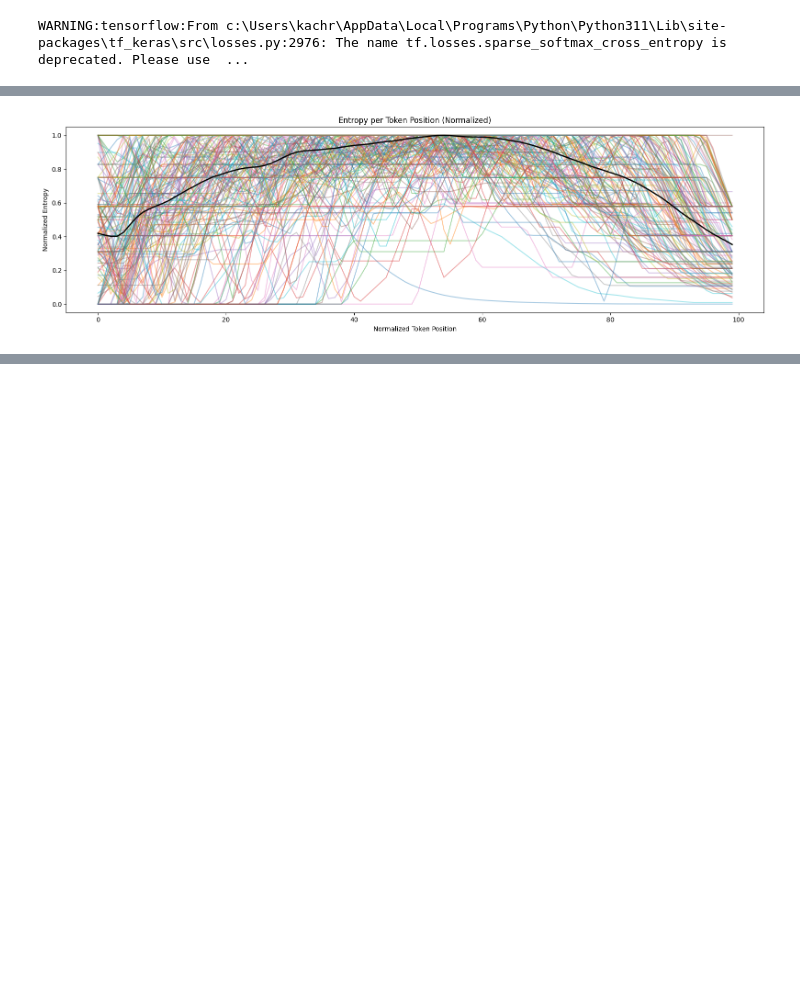
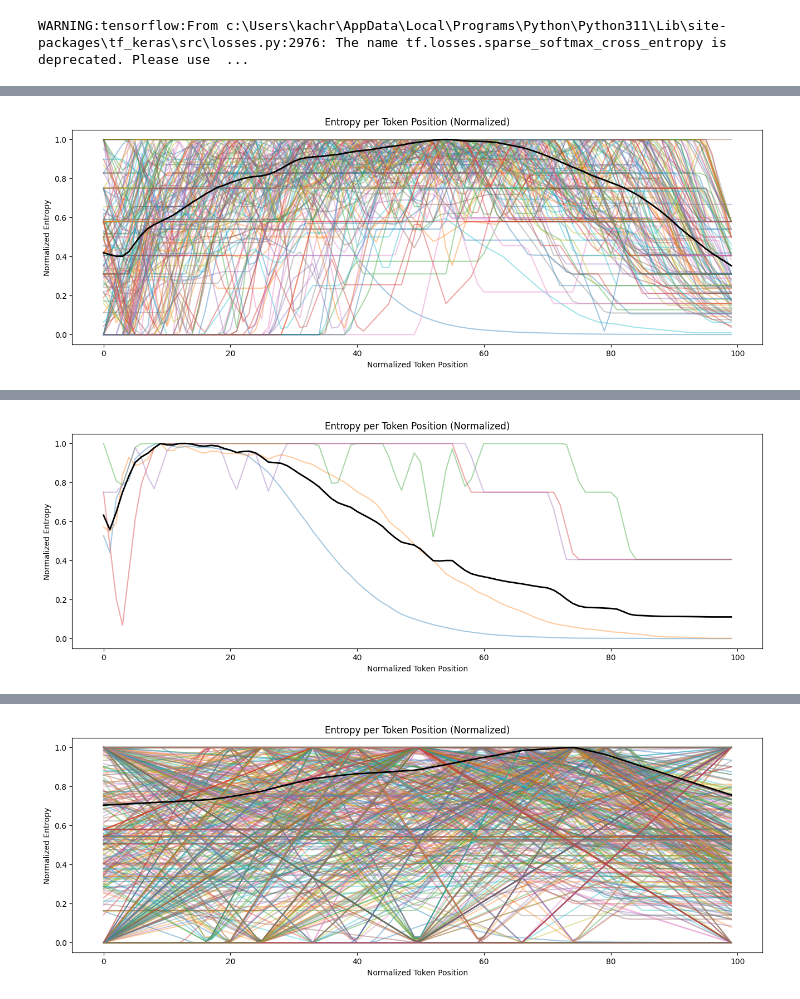
Before and after one commit to Death-Raider/MetaCognition, a Jupyter notebook: semi_automated_dataset_creation/check_ds.ipynb, the cells around one changed output, grey strips where cells are left out. Saved outputs shown, nothing was run; the diff lists cells and outputs as text; code cells hidden in the pictures; blank space fills up the shorter version.

Commit message:
clustered dataset + analysis for DPO loss

```diff
--- a/semi_automated_dataset_creation/check_ds.ipynb
+++ b/semi_automated_dataset_creation/check_ds.ipynb
@@ -186,12 +190,20 @@ embeddings_S = model.encode(list(S), normalize_embeddings=True)
 WARNING:tensorflow:From c:\Users\kachr\AppData\Local\Programs\Python\Python311\Lib\site-packages\tf_keras\src\losses.py:2976: The name tf.losses.sparse_softmax_cross_entropy is deprecated. Please use  ...
 # %%
 import hdbscan
-clustererM = hdbscan.HDBSCAN(min_cluster_size=3, cluster_selection_method='eom', prediction_data=True)
-clustererT = hdbscan.HDBSCAN(min_cluster_size=3, cluster_selection_method='eom', prediction_data=True)
-clustererS = hdbscan.HDBSCAN(min_cluster_size=3, cluster_selection_method='eom', prediction_data=True)
-labels_m = clustererM.fit_predict(embeddings_M)
-labels_t = clustererT.fit_predict(embeddings_T)
-labels_s = clustererS.fit_predict(embeddings_S)
+# clustererM = hdbscan.HDBSCAN(min_cluster_size=3, cluster_selection_method='eom', prediction_data=True)
+# clustererT = hdbscan.HDBSCAN(min_cluster_size=3, cluster_selection_method='eom', prediction_data=True)
+# clustererS = hdbscan.HDBSCAN(min_cluster_size=3, cluster_selection_method='eom', prediction_data=True)
+# labels_m = clustererM.fit_predict(embeddings_M)
+# labels_t = clustererT.fit_predict(embeddings_T)
+# labels_s = clustererS.fit_predict(embeddings_S)
+
+clusterer = {
+    "M": hdbscan.HDBSCAN(min_cluster_size=3, cluster_selection_method='eom', prediction_data=True),
+    "T": hdbscan.HDBSCAN(min_cluster_size=3, cluster_selection_method='eom', prediction_data=True),
+    "S": hdbscan.HDBSCAN(min_cluster_size=3, cluster_selection_method='eom', prediction_data=True)
+}
+
+labels = { k: clusterer[k].fit_predict(embeddings[k]) for k in embeddings.keys() }
 # %%
 import numpy as np
 import nltk
@@ -239,35 +251,38 @@ def entropy_based_template_generator(cluster, thresh=0.5):
 from collections import defaultdict
 import matplotlib.pyplot as plt
 
-cluster_dict = defaultdict(list)
-for i, label in enumerate(labels_m):
-    cluster_dict[label].append(list(M)[i])
+cluster_dict = {} # [M/T/S][cluster_id][sample_txt]
+for k, lab in labels.items():
 
-# Print samples
-plt.figure(figsize=(16, 5))
-NORM_LENGTH = 100
-mean = np.zeros(NORM_LENGTH)  # Initialize mean for entropies
-for cluster_id, samples in cluster_dict.items():
-    template, entropies = entropy_based_template_generator(samples, 0.8)
-    entropies = np.array(entropies)
-    # Normalize to fixed length
-    x_original = np.linspace(0, 1, len(entropies))
-    x_target = np.linspace(0, 1, NORM_LENGTH)
-    entropies_interp = np.interp(x_target, x_original, entropies)
+    cluster_dict[k] = defaultdict(list)
+    for i, label in enumerate(lab):
+            cluster_dict[k][label].append(list(prompts[k])[i])
 
-    plt.plot(entropies_interp / entropies_interp.max(), label=f'Cluster {cluster_id}', alpha=0.4)
-    mean += entropies_interp
+    # Print samples
+    plt.figure(figsize=(16,5))
+    NORM_LENGTH = 100
+    mean = np.zeros(NORM_LENGTH)  # Initialize mean for entropies
+    for cluster_id, samples in cluster_dict[k].items():
+        template, entropies = entropy_based_template_generator(samples, 0.8)
+        entropies = np.array(entropies)
+        # Normalize to fixed length
+        x_original = np.linspace(0, 1, len(entropies))
+        x_target = np.linspace(0, 1, NORM_LENGTH)
+        entropies_interp = np.interp(x_target, x_original, entropies)
 
-    print(f"\n--- Cluster {cluster_id} ---")
-    print(f"Sample: {samples[0]}")
-    print(f"Template: {template}")
+        plt.plot(entropies_interp / entropies_interp.max(), label=f'Cluster {k} {cluster_id}', alpha=0.4)
+        mean += entropies_interp
 
-mean /= len(cluster_dict)
-plt.plot(mean / mean.max(), label='Mean', color='black', linewidth=2)
-plt.xlabel('Normalized Token Position')
-plt.ylabel('Normalized Entropy')
-plt.title('Entropy per Token Position (Normalized)')
+        print(f"\n--- Cluster {k} {cluster_id} ---")
+        print(f"Sample-1: {samples[0]}")
+        print(f"Sample-2: {samples[1]}")
+        print(f"Sample-3: {samples[2]}")
+        print(f"Template: {template}")
 
-plt.tight_layout()
-plt.show()
+    mean /= len(cluster_dict[k])
+    plt.plot(mean / mean.max(), label='Mean', color='black', linewidth=2)
+    plt.xlabel('Normalized Token Position')
+    plt.ylabel('Normalized Entropy')
+    plt.title('Entropy per Token Position (Normalized)')
+    plt.show()
 # %% [output]
@@ -290,2 +305,2 @@ Sample: Opens with a direct definition, signaling an intent to clarify and elabo
 Template: opens with a... definition..........................................
-[figure, old version]
+[figure, new version]
@@ -291,0 +324 @@ Template: opens with a... definition..........................................
+[figure, added]
@@ -291,0 +359 @@ Template: opens with a... definition..........................................
+[figure, added]
```
Also changed, not shown: parts of 15 cells of this notebook, 1 other file.
